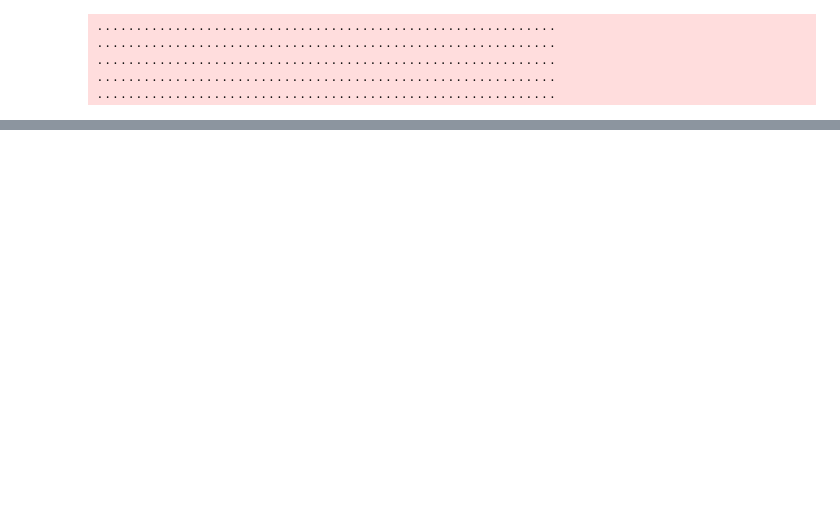
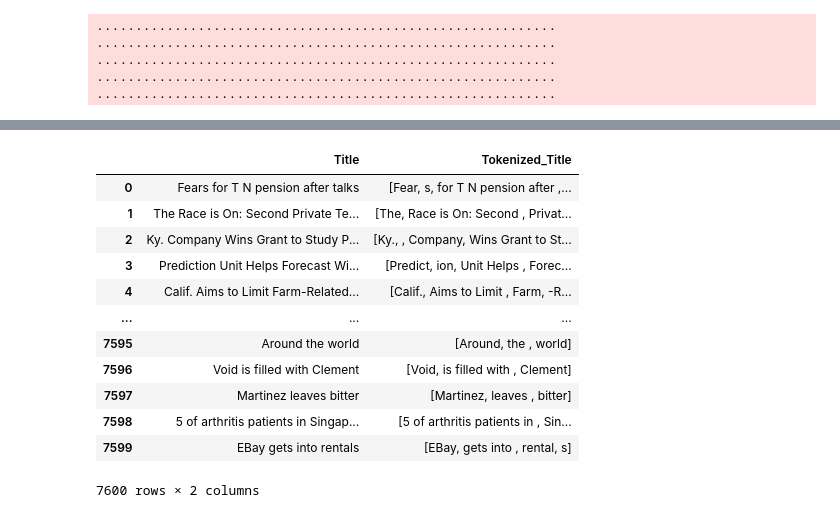
Before and after one commit to cornualghost/Tokenization, a Jupyter notebook: morfessor.ipynb, the cells around one changed output, grey strips where cells are left out. Saved outputs shown, nothing was run; the diff lists cells and outputs as text; code cells hidden in the pictures; blank space fills up the shorter version.

```diff
--- a/morfessor.ipynb
+++ b/morfessor.ipynb
@@ -43,10 +79,10 @@ io.write_binary_model_file("model.bin", model)
 ...........................................................
 # %%
 # Caricare il dataset
-df_test = pd.read_csv("C:/Users/keita/OneDrive/Documenti/universita/data_processing/test.csv")
+df_test = pd.read_csv('train.csv')
 
 # Estrarre i titoli
-titles = df_test['Title']
+titles = df_test['Description']
 
 # Caricare il modello Morfessor
 io = morfessor.MorfessorIO()
@@ -83,0 +104,23 @@ print(df_test[['Title', 'Tokenized_Title']])
+# %%
+import pandas as pd
+import morfessor
+
+# Funzione per tokenizzare un titolo utilizzando Morfessor
+def tokenize_title(title, model):
+    if pd.isna(title):
+        return ""
+    return ' '.join(model.viterbi_segment(title)[0])
+
+# Caricare il dataset
+df_test = pd.read_csv('train.csv')
+
+# Caricare il modello Morfessor
+io = morfessor.MorfessorIO()
+model = io.read_binary_model_file("model.bin")
+
+# Applicare il modello Morfessor a ogni titolo utilizzando la comprensione di liste
+# Questo è più efficiente rispetto a un ciclo for
+df_test['Tokenized_Title'] = df_test['Description'].apply(lambda x: tokenize_title(x, model))
+
+# Visualizzare i risultati
+print(df_test[['Title', 'Tokenized_Title']].head())
@@ -83,0 +213,16 @@ print(df_test[['Title', 'Tokenized_Title']])
+# %%
+result_df
+# %% [output]
+|  | Title | Tokenized_Title |
+| 0 | Fears for T N pension after talks | [Fear, s, for T N pension after ,... |
+| 1 | The Race is On: Second Private Te... | [The, Race is On: Second , Privat... |
+| 2 | Ky. Company Wins Grant to Study P... | [Ky., , Company, Wins Grant to St... |
+| 3 | Prediction Unit Helps Forecast Wi... | [Predict, ion, Unit Helps , Forec... |
+| 4 | Calif. Aims to Limit Farm-Related... | [Calif., Aims to Limit , Farm, -R... |
+| ... | ... | ... |
+| 7595 | Around the world | [Around, the , world] |
+| 7596 | Void is filled with Clement | [Void, is filled with , Clement] |
+| 7597 | Martinez leaves bitter | [Martinez, leaves , bitter] |
+| 7598 | 5 of arthritis patients in Singap... | [5 of arthritis patients in , Sin... |
+| 7599 | EBay gets into rentals | [EBay, gets into , rental, s] |
+7600 rows × 2 columns
```
Also changed, not shown: parts of 10 cells of this notebook, 4 other files.
